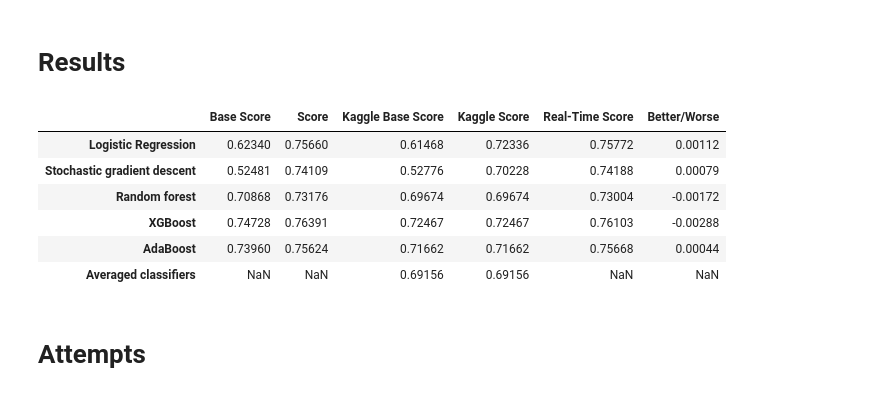
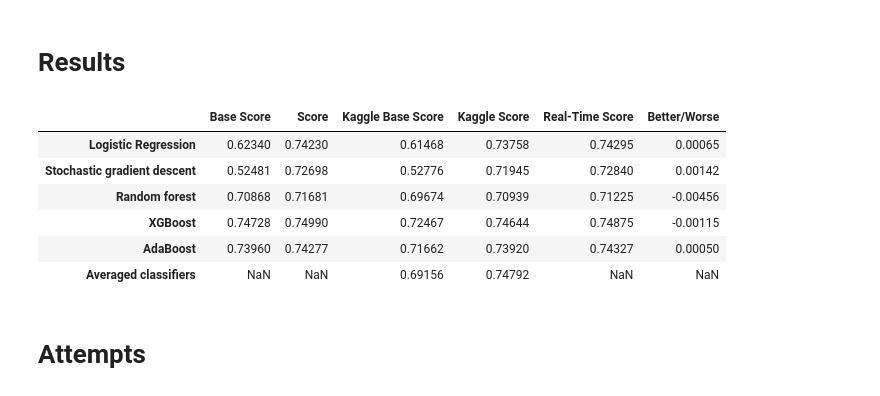
Before and after one commit to Gedas-LT/kaggle-home-credit, a Jupyter notebook: notebook.ipynb, the cells around one changed output. Cells and saved outputs as stored; diff of their text form; code cells hidden in the pictures.

Commit message:
Custom transformers

```diff
--- a/notebook.ipynb
+++ b/notebook.ipynb
@@ -589,6 +603,6 @@ bureau_debt = (bureau[(bureau["AMT_CREDIT_SUM_DEBT"] > 0) & (bureau["CREDIT_ACTI
 # %%
 bureau_debt["CREDIT_DEBT_ANNUITY"] = bureau_debt["AMT_CREDIT_SUM_DEBT"] / (bureau_debt["DAYS_CREDIT_ENDDATE"] / 30)
 # %%
-application_train = pd.merge(application_train, bureau_debt, on="SK_ID_CURR", how="left").fillna(0)
-application_test = pd.merge(application_test, bureau_debt, on="SK_ID_CURR", how="left").fillna(0)
+#application_train = pd.merge(application_train, bureau_debt, on="SK_ID_CURR", how="left").fillna(0)
+#application_test = pd.merge(application_test, bureau_debt, on="SK_ID_CURR", how="left").fillna(0)
 # %%
@@ -600,6 +618,6 @@ application_test["INCOME_DEBT_RATIO"] = application_test["TOTAL_ANNUITY"] / appl
 # %%
-application_train = application_train.drop(columns=["AMT_CREDIT_SUM_DEBT", "DAYS_CREDIT_ENDDATE", "CREDIT_DEBT_ANNUITY", "TOTAL_ANNUITY"])
-application_test = application_test.drop(columns=["AMT_CREDIT_SUM_DEBT", "DAYS_CREDIT_ENDDATE", "CREDIT_DEBT_ANNUITY", "TOTAL_ANNUITY"])
+#application_train = application_train.drop(columns=["AMT_CREDIT_SUM_DEBT", "DAYS_CREDIT_ENDDATE", "CREDIT_DEBT_ANNUITY", "TOTAL_ANNUITY"])
+#application_test = application_test.drop(columns=["AMT_CREDIT_SUM_DEBT", "DAYS_CREDIT_ENDDATE", "CREDIT_DEBT_ANNUITY", "TOTAL_ANNUITY"])
 # %% [markdown]
 ### Future installments
 # %% [markdown]
@@ -623,6 +645,6 @@ credit_card_diff = (credit_card_balance[credit_card_balance["MONTHS_BALANCE"] ==
                     .mean()
                     .reset_index())
 # %%
-application_train = pd.merge(application_train, credit_card_diff, on="SK_ID_CURR", how="left").fillna(0)
-application_test = pd.merge(application_test, credit_card_diff, on="SK_ID_CURR", how="left").fillna(0)
+#application_train = pd.merge(application_train, credit_card_diff, on="SK_ID_CURR", how="left").fillna(0)
+#application_test = pd.merge(application_test, credit_card_diff, on="SK_ID_CURR", how="left").fillna(0)
 # %% [markdown]
@@ -670,7 +740,7 @@ for train_index, val_index in splitter.split(X, y):
 # %%
 preprocessor = ColumnTransformer(
     transformers=[
-        ("cat_transformer", OneHotEncoder(handle_unknown="ignore"), make_column_selector(dtype_include=object))
+        ("cat_transformer", OneHotEncoder(drop="if_binary", handle_unknown="ignore"), make_column_selector(dtype_include=object))
     ],
     remainder="passthrough"
 )
@@ -828,50 +901,50 @@ forest_base_score = 0.70868
 xgboost_base_score = 0.74728
 ada_base_score = 0.7396
 avg_base_score = None
 
-log_score = 0.75660
-sgd_score = 0.74109
-forest_score = 0.73176
-xgboost_score = 0.76391
-ada_score = 0.75624
+log_score = 0.74230
+sgd_score = 0.72698
+forest_score = 0.71681
+xgboost_score = 0.74990
+ada_score = 0.74277
 avg_score = None
 
 kaggle_base_log_score = 0.61468
 kaggle_base_sgd_score = 0.52776
 kaggle_base_forest_score = 0.69674
 kaggle_base_xgboost_score = 0.72467
 kaggle_base_ada_score = 0.71662
 kaggle_base_avg_score = 0.69156
 
-kaggle_log_score = 0.72336
-kaggle_sgd_score = 0.70228
-kaggle_forest_score = 0.69674
-kaggle_xgboost_score = 0.72467
-kaggle_ada_score = 0.71662
-kaggle_avg_score = 0.69156
+kaggle_log_score = 0.73758
+kaggle_sgd_score = 0.71945
+kaggle_forest_score = 0.70939
+kaggle_xgboost_score = 0.74644
+kaggle_ada_score = 0.73920
+kaggle_avg_score = 0.74792
 
 scores_table = pd.DataFrame({"Base Score": [log_base_score, sgd_base_score, forest_base_score, xgboost_base_score, ada_base_score, avg_base_score],
                              "Score": [log_score, sgd_score, forest_score, xgboost_score, ada_score, avg_score],
                              "Kaggle Base Score": [kaggle_base_log_score, kaggle_base_sgd_score, kaggle_base_forest_score,
                                                    kaggle_base_xgboost_score, kaggle_base_ada_score, kaggle_base_avg_score],
                              "Kaggle Score": [kaggle_log_score, kaggle_sgd_score, kaggle_forest_score, kaggle_xgboost_score, kaggle_ada_score, kaggle_avg_score],
                              "Real-Time Score": [log_score_rt, sgd_score_rt, forest_score_rt, xgboost_score_rt, ada_score_rt, None],
                              "Better/Worse": [log_score_rt - log_score, sgd_score_rt - sgd_score, forest_score_rt - forest_score,
                                               xgboost_score_rt - xgboost_score, ada_score_rt - ada_score, None]
                              }
                             ).set_axis(
                                  ["Logistic Regression", "Stochastic gradient descent", "Random forest", "XGBoost", "AdaBoost", "Averaged classifiers"], axis="index"
                                  )
 
 scores_table
 # %% [output]
 |  | Base Score | Score | Kaggle Base Score | Kaggle Score | Real-Time Score | Better/Worse |
-| Logistic Regression | 0.62340 | 0.75660 | 0.61468 | 0.72336 | 0.75772 | 0.00112 |
-| Stochastic gradient descent | 0.52481 | 0.74109 | 0.52776 | 0.70228 | 0.74188 | 0.00079 |
-| Random forest | 0.70868 | 0.73176 | 0.69674 | 0.69674 | 0.73004 | -0.00172 |
-| XGBoost | 0.74728 | 0.76391 | 0.72467 | 0.72467 | 0.76103 | -0.00288 |
-| AdaBoost | 0.73960 | 0.75624 | 0.71662 | 0.71662 | 0.75668 | 0.00044 |
-| Averaged classifiers | NaN | NaN | 0.69156 | 0.69156 | NaN | NaN |
+| Logistic Regression | 0.62340 | 0.74230 | 0.61468 | 0.73758 | 0.74295 | 0.00065 |
+| Stochastic gradient descent | 0.52481 | 0.72698 | 0.52776 | 0.71945 | 0.72840 | 0.00142 |
+| Random forest | 0.70868 | 0.71681 | 0.69674 | 0.70939 | 0.71225 | -0.00456 |
+| XGBoost | 0.74728 | 0.74990 | 0.72467 | 0.74644 | 0.74875 | -0.00115 |
+| AdaBoost | 0.73960 | 0.74277 | 0.71662 | 0.73920 | 0.74327 | 0.00050 |
+| Averaged classifiers | NaN | NaN | 0.69156 | 0.74792 | NaN | NaN |
 # %% [markdown]
 # Attempts
 # %%
```
Also changed, not shown: parts of 29 cells of this notebook.
